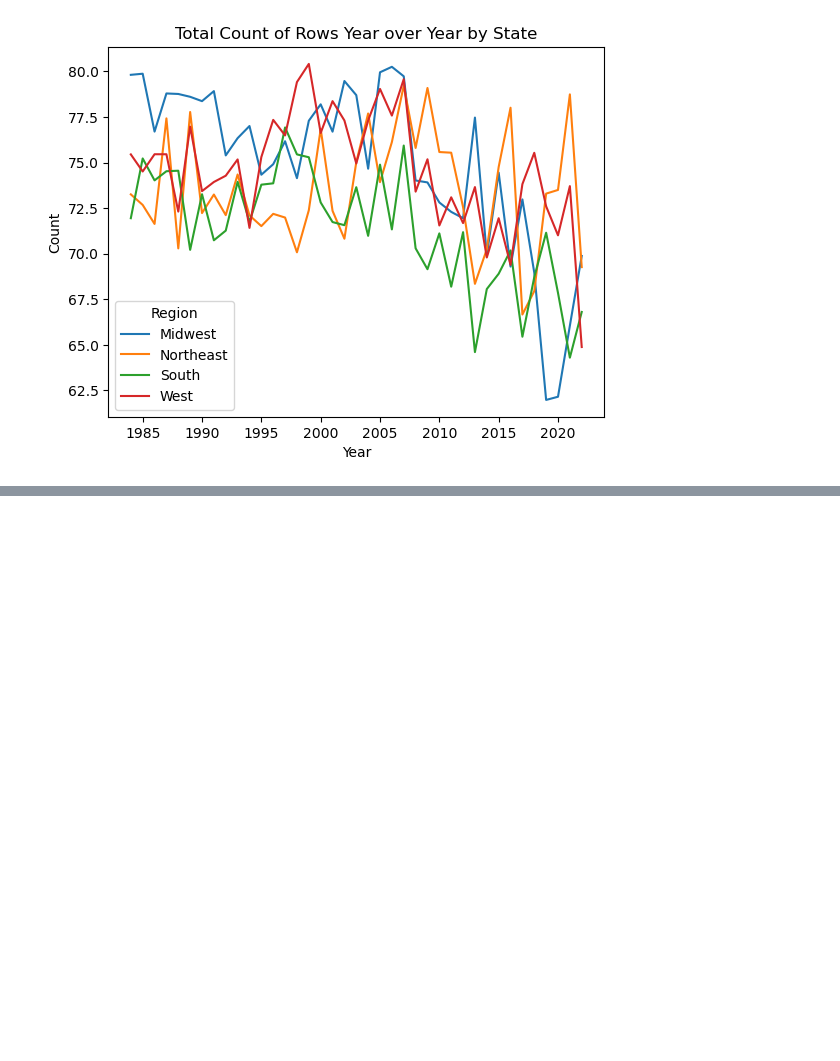
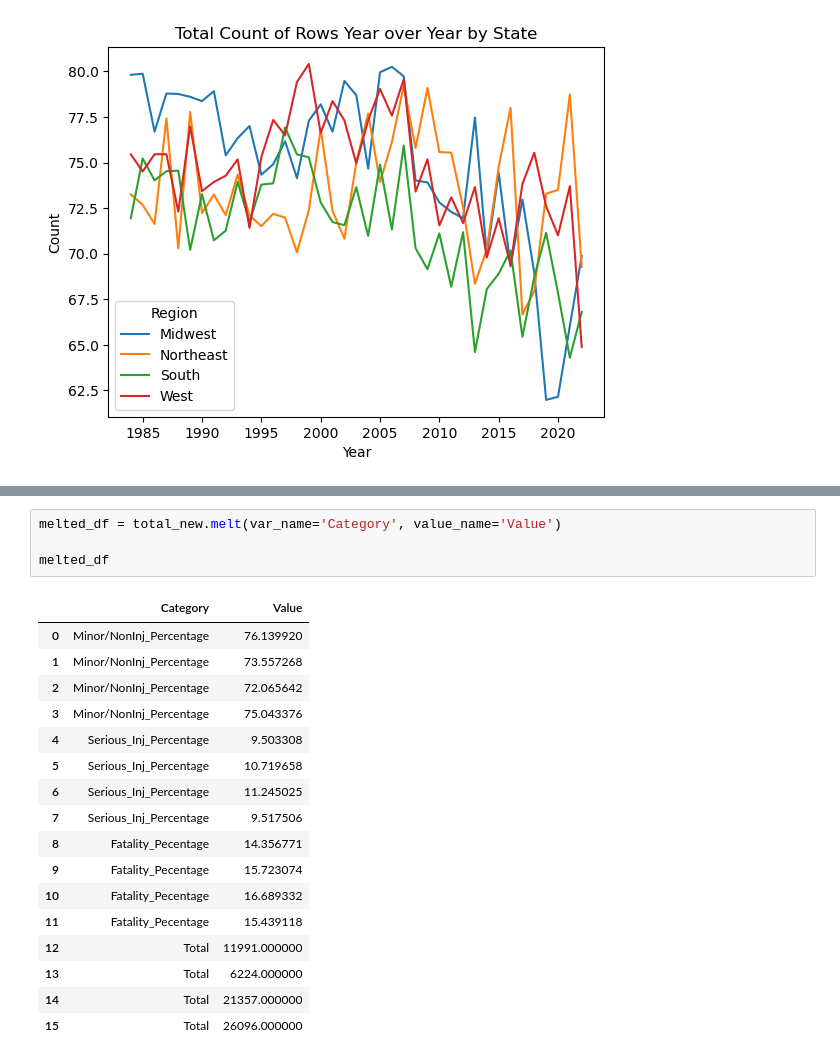
Before and after one commit to sunnywithcurlyhair/DS-Project-1, a Jupyter notebook: wd_aviation_analysis.ipynb, the cells around one changed output, grey strips where cells are left out. Cells and saved outputs as stored; diff of their text form; blank space fills up the shorter version.

```diff
--- a/wd_aviation_analysis.ipynb
+++ b/wd_aviation_analysis.ipynb
@@ -113,0 +145,22 @@ plt.show()
+# %%
+melted_df = total_new.melt(var_name='Category', value_name='Value')
+
+melted_df
+# %% [output]
+|  | Category | Value |
+| 0 | Minor/NonInj_Percentage | 76.139920 |
+| 1 | Minor/NonInj_Percentage | 73.557268 |
+| 2 | Minor/NonInj_Percentage | 72.065642 |
+| 3 | Minor/NonInj_Percentage | 75.043376 |
+| 4 | Serious_Inj_Percentage | 9.503308 |
+| 5 | Serious_Inj_Percentage | 10.719658 |
+| 6 | Serious_Inj_Percentage | 11.245025 |
+| 7 | Serious_Inj_Percentage | 9.517506 |
+| 8 | Fatality_Pecentage | 14.356771 |
+| 9 | Fatality_Pecentage | 15.723074 |
+| 10 | Fatality_Pecentage | 16.689332 |
+| 11 | Fatality_Pecentage | 15.439118 |
+| 12 | Total | 11991.000000 |
+| 13 | Total | 6224.000000 |
+| 14 | Total | 21357.000000 |
+| 15 | Total | 26096.000000 |
```
Also changed, not shown: parts of 7 cells of this notebook, 2 other files.
